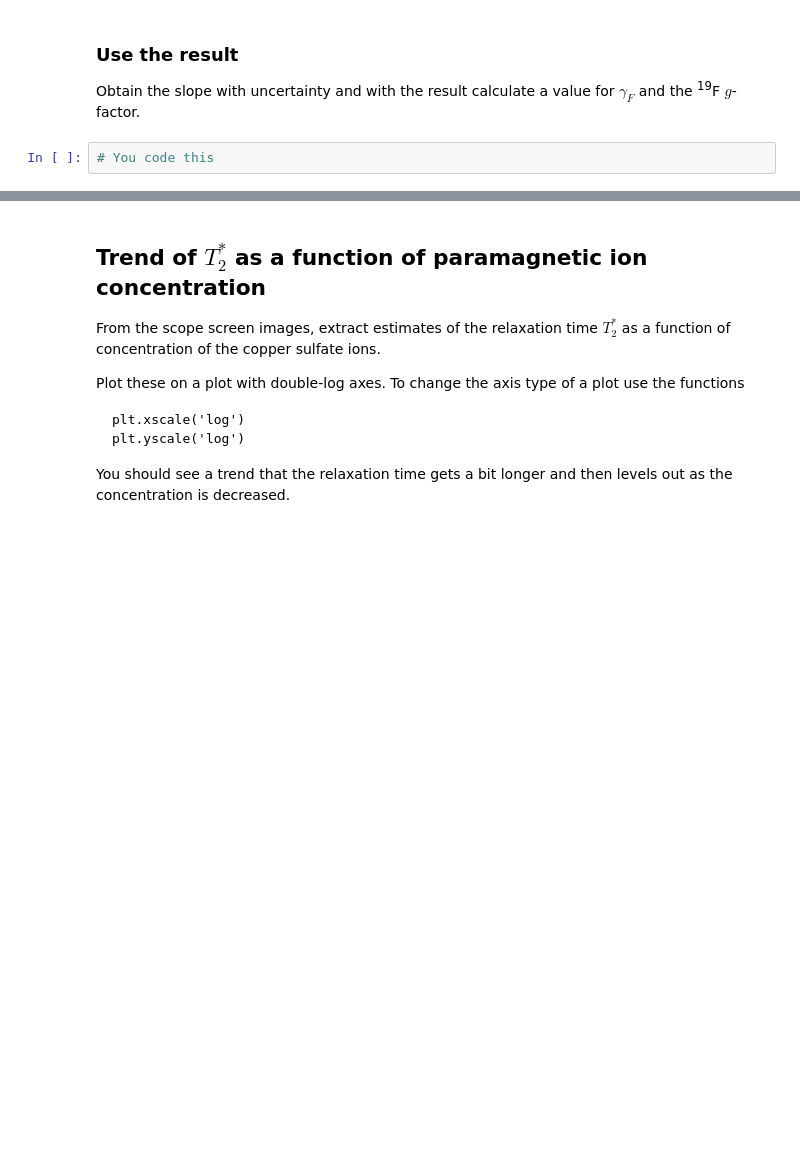
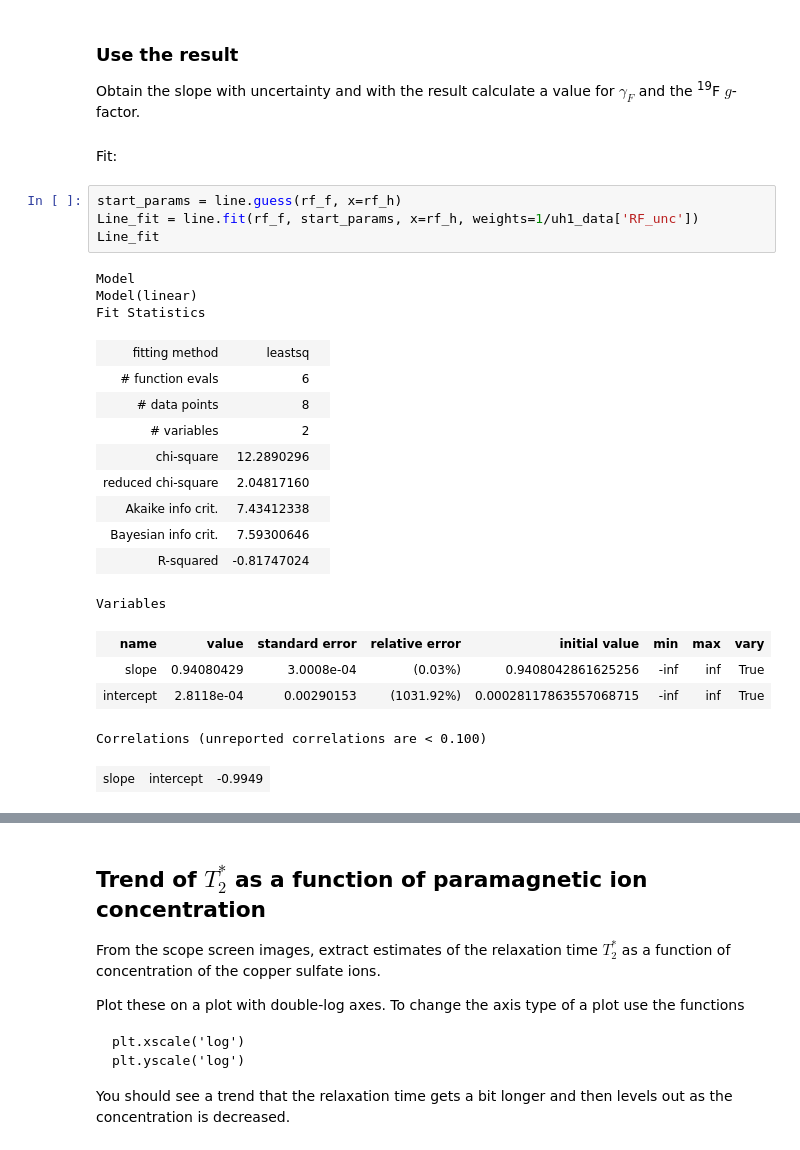
Before and after one commit to ahserhan/CMX, a Jupyter notebook: CWNMR/Continuous NMR Analysis.ipynb, the cells around one changed output, grey strips where cells are left out. Cells and saved outputs as stored; diff of their text form; blank space fills up the shorter version.

```diff
--- a/CWNMR/Continuous NMR Analysis.ipynb
+++ b/CWNMR/Continuous NMR Analysis.ipynb
@@ -222,5 +245,28 @@ BUT: Here you are comparing the resonant frequencies only!  The magnetic field m
 ### Use the result
 
 Obtain the slope with uncertainty and with the result calculate a value for $\gamma_F$ and the <sup>19</sup>F $g$-factor.
-# %%
-# You code this
+# %% [markdown]
+Fit:
+# %%
+start_params = line.guess(rf_f, x=rf_h)
+Line_fit = line.fit(rf_f, start_params, x=rf_h, weights=1/uh1_data['RF_unc'])
+Line_fit
+# %% [output]
+Model
+Model(linear)
+Fit Statistics
+| fitting method | leastsq |  |
+| # function evals | 6 |  |
+| # data points | 8 |  |
+| # variables | 2 |  |
+| chi-square | 12.2890296 |  |
+| reduced chi-square | 2.04817160 |  |
+| Akaike info crit. | 7.43412338 |  |
+| Bayesian info crit. | 7.59300646 |  |
+| R-squared | -0.81747024 |  |
+Variables
+| name | value | standard error | relative error | initial value | min | max | vary |
+| slope | 0.94080429 | 3.0008e-04 | (0.03%) | 0.9408042861625256 | -inf | inf | True |
+| intercept | 2.8118e-04 | 0.00290153 | (1031.92%) | 0.00028117863557068715 | -inf | inf | True |
+Correlations (unreported correlations are < 0.100)
+| slope | intercept | -0.9949 |
```
Also changed, not shown: parts of 7 cells of this notebook.
